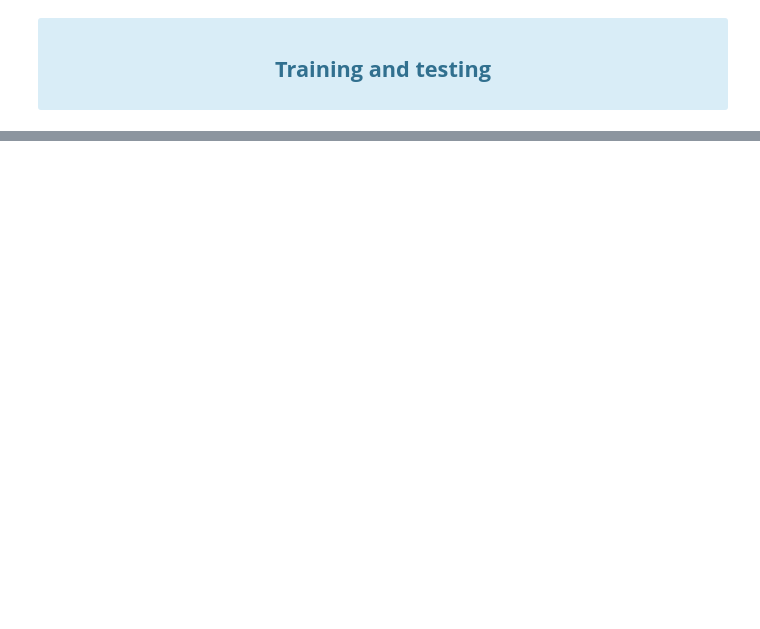
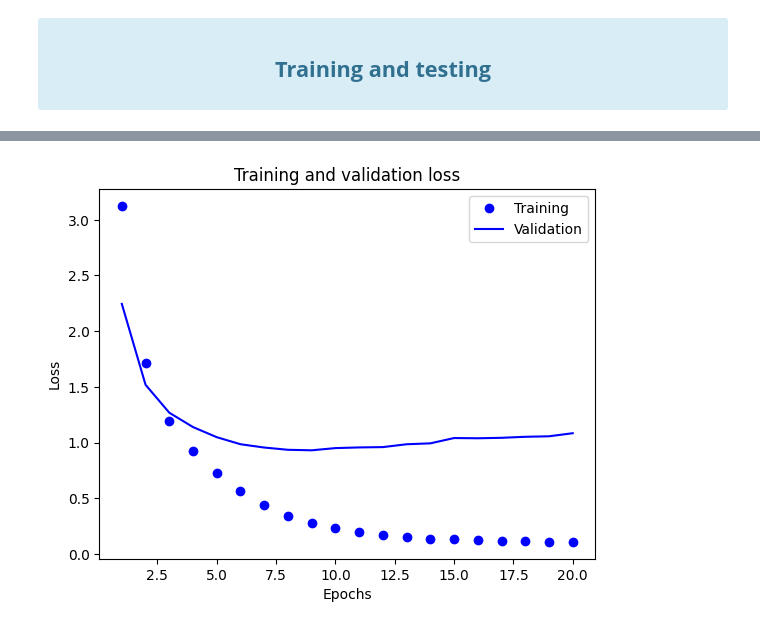
Before and after one commit to lucasviola/neural-networks-reuters, a Jupyter notebook: ml-finals-coursework.ipynb, the cells around one changed output, grey strips where cells are left out. Drawn from its saved outputs; the diff is of its cells as text; code cells hidden in the pictures; blank space fills up the shorter version.

```diff
--- a/ml-finals-coursework.ipynb
+++ b/ml-finals-coursework.ipynb
@@ -129,7 +134,7 @@ from tensorflow.keras import models, layers
 from tensorflow.keras.datasets import reuters
 from tensorflow.keras.utils import to_categorical
 
-model.fit(train_data, train_labels, epochs=20, batch_size=512, validation_data=(test_data, test_labels))
+history = model.fit(train_data, train_labels, epochs=20, batch_size=512, validation_data=(test_data, test_labels))
 
 # Evaluate the model
 test_loss, test_acc = model.evaluate(test_data, test_labels)
@@ -154,0 +175,45 @@ Test accuracy: 0.8001
+# %%
+# Helper function for the results evaluation
+
+import matplotlib.pyplot as plt
+
+def plot_epochs(epochs,
+                train_values, train_marker, train_label,
+                val_values, val_marker, val_label,
+                title, xlabel, ylabel):
+    """
+    Plots training and validation metrics over epochs.
+
+    Parameters:
+    epochs (list): List of epoch numbers.
+    train_values (list): Training metric values.
+    train_marker (str): Marker style for training plot.
+    train_label (str): Label for training plot.
+    val_values (list): Validation metric values.
+    val_marker (str): Marker style for validation plot.
+    val_label (str): Label for validation plot.
+    title (str): Title of the plot.
+    xlabel (str): Label for x-axis.
+    ylabel (str): Label for y-axis.
+    """
+    plt.plot(epochs, train_values, train_marker, label=train_label)
+    plt.plot(epochs, val_values, val_marker, label=val_label)
+    plt.title(title)
+    plt.xlabel(xlabel)
+    plt.ylabel(ylabel)
+    plt.legend()
+    plt.show()
+# %%
+# Plotting the loss for training and validation
+
+loss = history.history['loss']
+val_loss = history.history['val_loss']
+
+plot_epochs(range(1, len(loss) + 1),
+            loss,
+            "bo", "Training",
+            val_loss, "b", "Validation",
+            "Training and validation loss",
+            "Epochs", "Loss")
+# %% [output]
+[figure, added]
```
Also changed, not shown: parts of 19 cells of this notebook.
